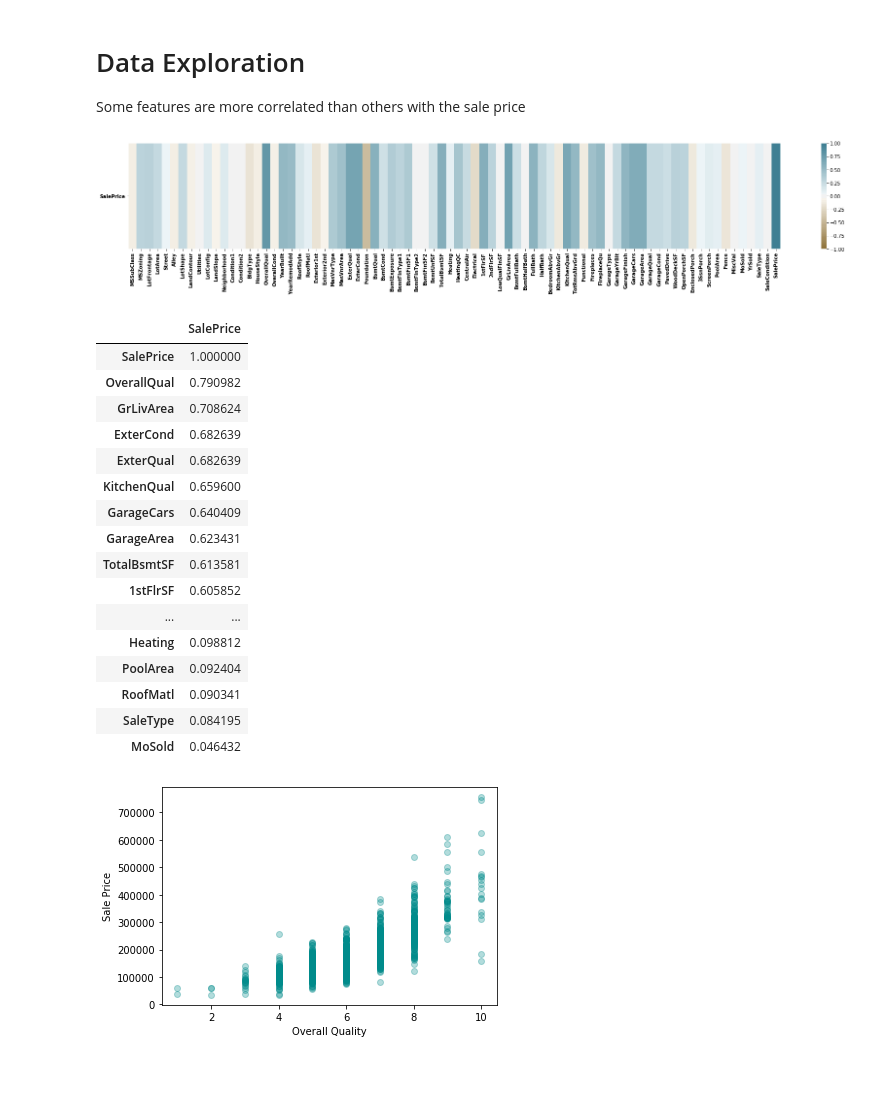
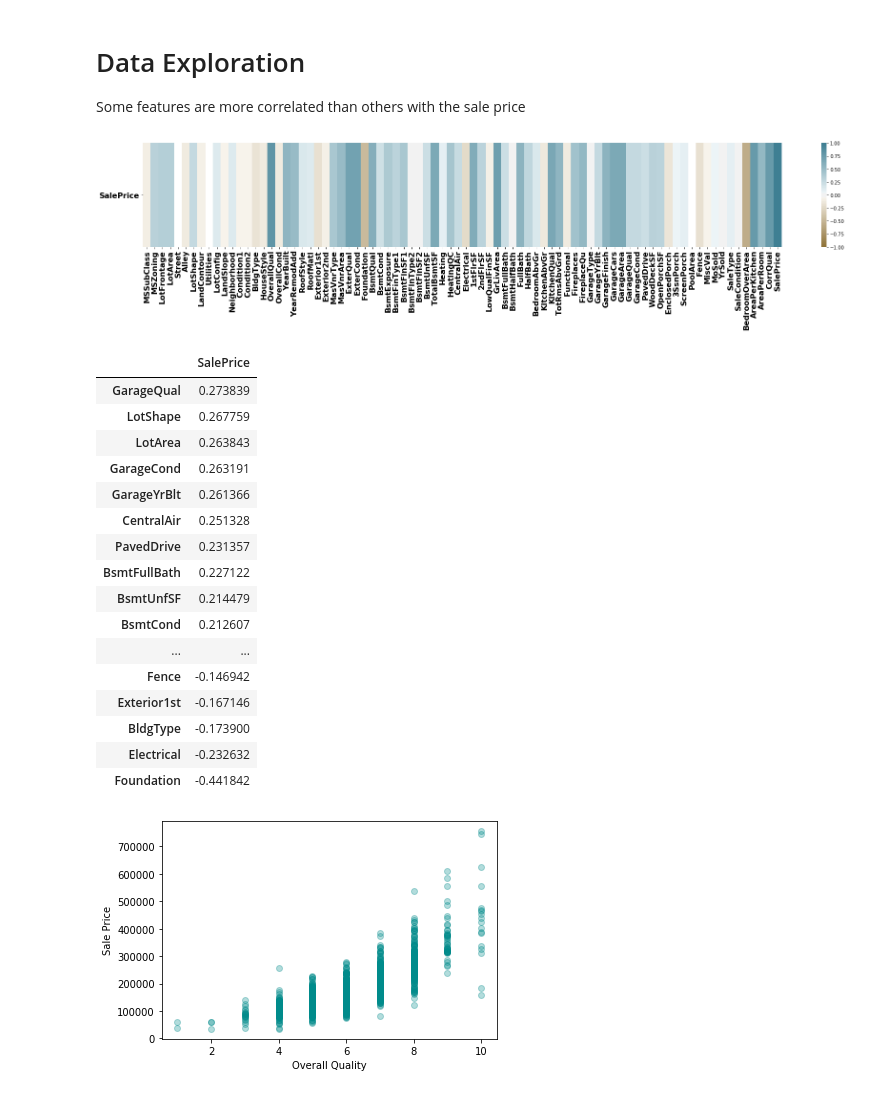
Before and after one commit to BenInTheBox/DataScienceInPractice, a Jupyter notebook: project/code_yannick.ipynb, the cells around one changed output. Saved outputs shown, nothing was run; the diff lists cells and outputs as text; code cells hidden in the pictures.

```diff
--- a/project/code_yannick.ipynb
+++ b/project/code_yannick.ipynb
@@ -315,38 +315,38 @@ Some features are more correlated than others with the sale price
 # %%
 f,ax=plt.subplots(figsize=(30,4))
 corr = data_cleaned.corr()
 ax = sns.heatmap(corr.sort_values(by=['SalePrice'], ascending=False).head(1),
 vmin=-1, vmax=1, center=0,
 cmap=sns.diverging_palette(420, 220, n=100),
 square=False)
 
-plt.xticks(weight='bold')
-plt.yticks(weight='bold', rotation=0)
-plt.savefig('EDACorr.png')
+plt.xticks(weight='bold', fontsize=16)
+plt.yticks(weight='bold', rotation=0, fontsize=16)
+plt.savefig('EDACorr.png',bbox_inches='tight')
 # %% [output]
-[figure, old version]
+[figure, new version]
 # %%
 corr = data_cleaned.corr()
 corrVal=corr["SalePrice"].sort_values(ascending=False).to_frame()
-corrVal.head(50)
+corrVal[30:78]
 # %% [output]
 |  | SalePrice |
-| SalePrice | 1.000000 |
-| OverallQual | 0.790982 |
-| GrLivArea | 0.708624 |
-| ExterCond | 0.682639 |
-| ExterQual | 0.682639 |
-| KitchenQual | 0.659600 |
-| GarageCars | 0.640409 |
-| GarageArea | 0.623431 |
-| TotalBsmtSF | 0.613581 |
-| 1stFlrSF | 0.605852 |
+| GarageQual | 0.273839 |
+| LotShape | 0.267759 |
+| LotArea | 0.263843 |
+| GarageCond | 0.263191 |
+| GarageYrBlt | 0.261366 |
+| CentralAir | 0.251328 |
+| PavedDrive | 0.231357 |
+| BsmtFullBath | 0.227122 |
+| BsmtUnfSF | 0.214479 |
+| BsmtCond | 0.212607 |
 | ... | ... |
-| Heating | 0.098812 |
-| PoolArea | 0.092404 |
-| RoofMatl | 0.090341 |
-| SaleType | 0.084195 |
-| MoSold | 0.046432 |
+| Fence | -0.146942 |
+| Exterior1st | -0.167146 |
+| BldgType | -0.173900 |
+| Electrical | -0.232632 |
+| Foundation | -0.441842 |
 # %%
 #example of correlated data
 plt.scatter(data_cleaned["OverallQual"], data_cleaned["SalePrice"], color="darkcyan", alpha=0.3)
```
Also changed, not shown: parts of 12 cells of this notebook, 20 other files.
